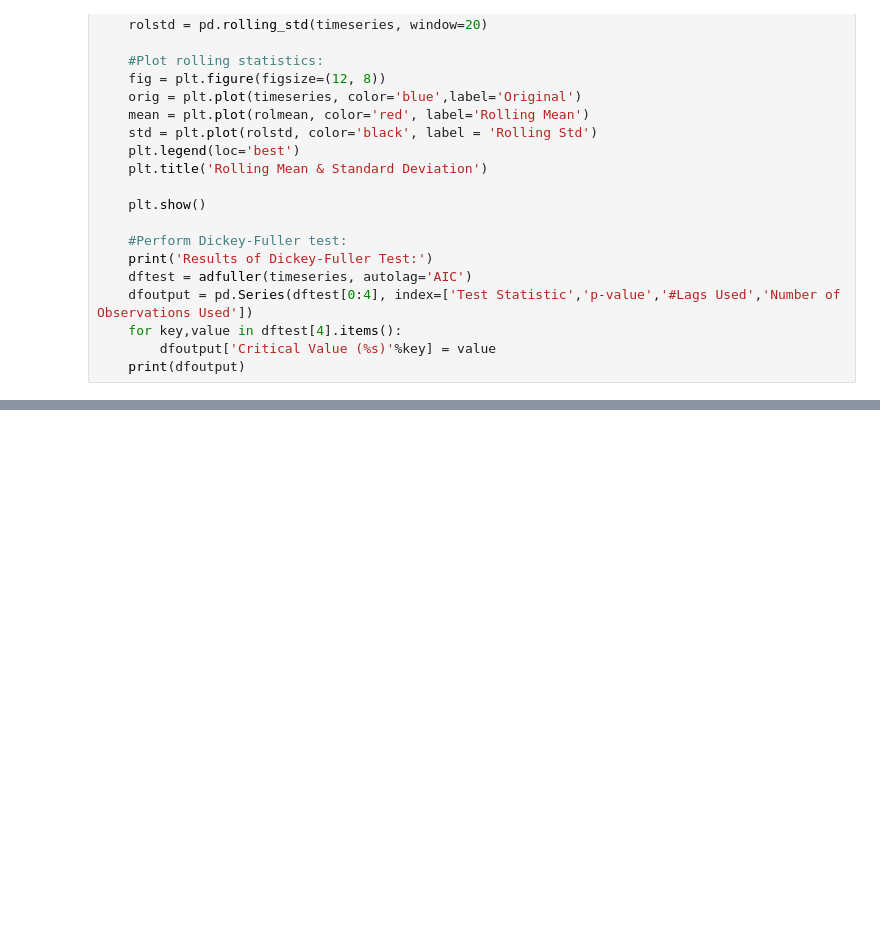
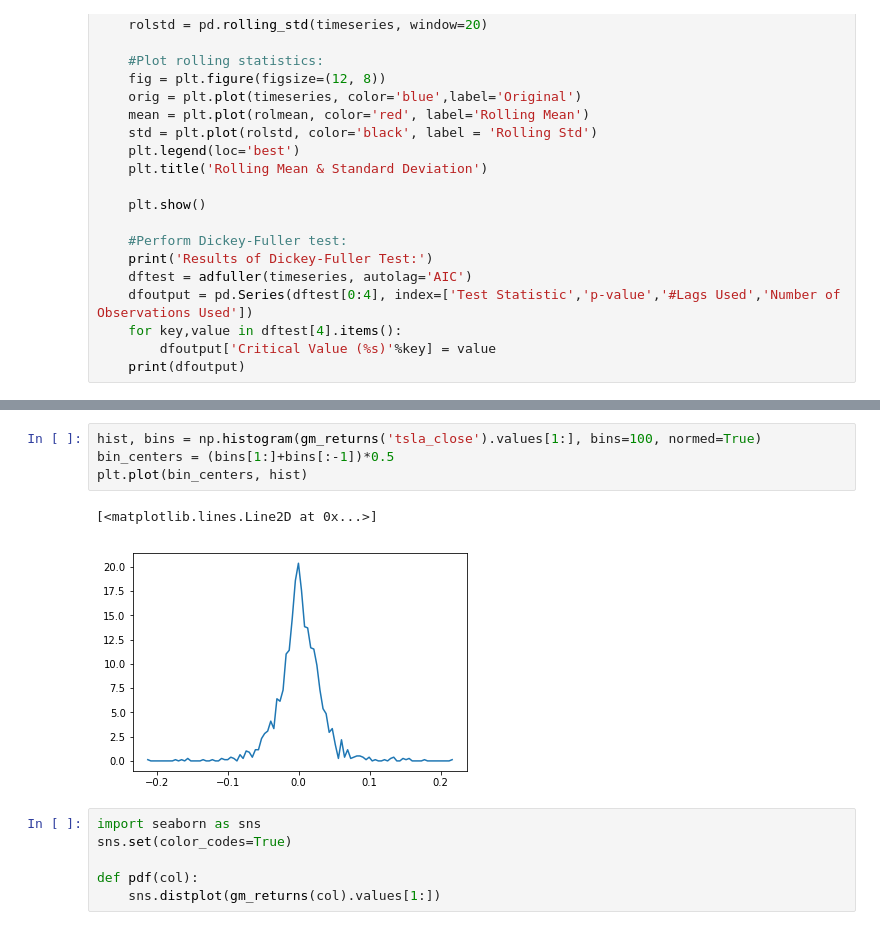
Before and after one commit to gautamc1106/financial_modelling, a Jupyter notebook: modeling.ipynb, the cells around one changed output, grey strips where cells are left out. Saved outputs shown, nothing was run; the diff lists cells and outputs as text; blank space fills up the shorter version.

```diff
--- a/modeling.ipynb
+++ b/modeling.ipynb
@@ -127,0 +129,13 @@ df
+# %%
+hist, bins = np.histogram(gm_returns('tsla_close').values[1:], bins=100, normed=True)
+bin_centers = (bins[1:]+bins[:-1])*0.5
+plt.plot(bin_centers, hist)
+# %% [output]
+[<matplotlib.lines.Line2D at 0x...>]
+[figure, added]
+# %%
+import seaborn as sns
+sns.set(color_codes=True)
+
+def pdf(col):
+    sns.distplot(gm_returns(col).values[1:])
```
Also changed, not shown: parts of 14 cells of this notebook, 5 other files.
